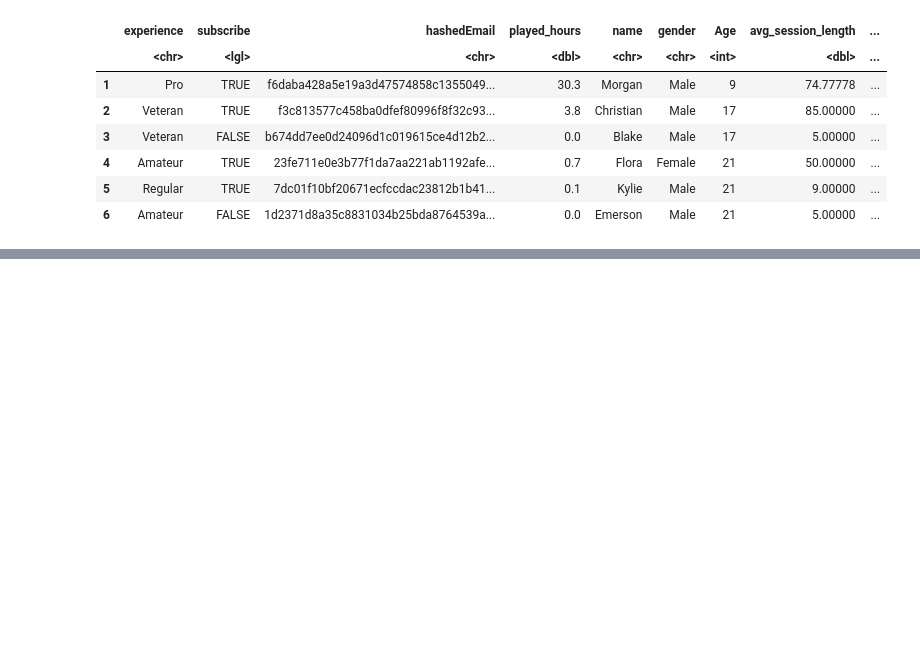
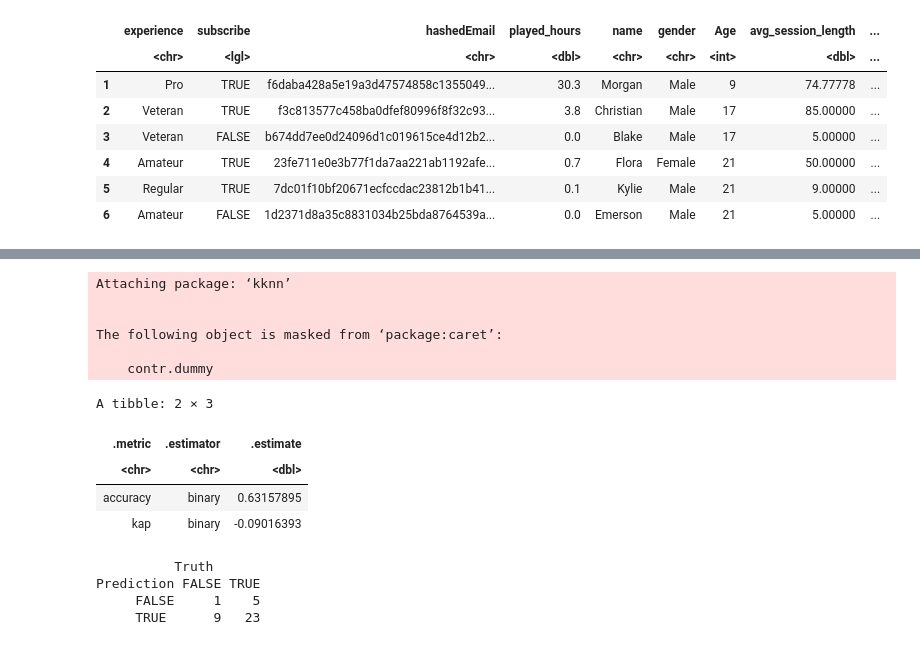
Before and after one commit to ryanraen/dsci-100-term-project, a Jupyter notebook: DSCI Final Project Report.ipynb, the cells around one changed output, grey strips where cells are left out. Drawn from its saved outputs; the diff is of its cells as text; code cells hidden in the pictures; blank space fills up the shorter version.

```diff
--- a/DSCI Final Project Report.ipynb
+++ b/DSCI Final Project Report.ipynb
@@ -279,0 +309,61 @@ A data.frame: 6 × 9
+# %%
+# Merge datasets and convert outcome to factor
+merged_data <- players_clean |>
+  inner_join(session_summary, by = "hashedEmail") |>
+  drop_na() |>
+  mutate(subscribe = as.factor(subscribe))
+# %%
+library(repr)
+library(tidyverse)
+library(tidymodels)
+options(repr.matrix.max.rows = 10)
+
+# Create recipe
+knn_recipe <- recipe(subscribe ~ avg_session_length + num_sessions, data = merged_data) |>
+  step_normalize(all_predictors())
+
+# Create training/testing split
+set.seed(123)
+split <- initial_split(merged_data, prop = 0.7, strata = subscribe)
+train_data <- training(split)
+test_data <- testing(split)
+
+# Define K-NN model
+knn_model <- nearest_neighbor(neighbors = 5, weight_func = "rectangular") |>
+  set_engine("kknn") |>
+  set_mode("classification")
+
+# Workflow
+knn_workflow <- workflow() |>
+  add_model(knn_model) |>
+  add_recipe(knn_recipe)
+
+# Fit model
+knn_fit <- fit(knn_workflow, data = train_data)
+# %% [output]
+Attaching package: ‘kknn’
+
+
+The following object is masked from ‘package:caret’:
+
+    contr.dummy
+# %%
+# Predict and evaluate
+preds <- predict(knn_fit, test_data, type = "class") |>
+  bind_cols(test_data)
+
+# Metrics
+metrics(preds, truth = subscribe, estimate = .pred_class)
+
+# Confusion matrix
+conf_mat(preds, truth = subscribe, estimate = .pred_class)
+# %% [output]
+A tibble: 2 × 3
+| .metric | .estimator | .estimate |
+| <chr> | <chr> | <dbl> |
+| accuracy | binary | 0.63157895 |
+| kap | binary | -0.09016393 |
+          Truth
+Prediction FALSE TRUE
+     FALSE     1    5
+     TRUE      9   23
```
Also changed, not shown: parts of 1 cell of this notebook.
